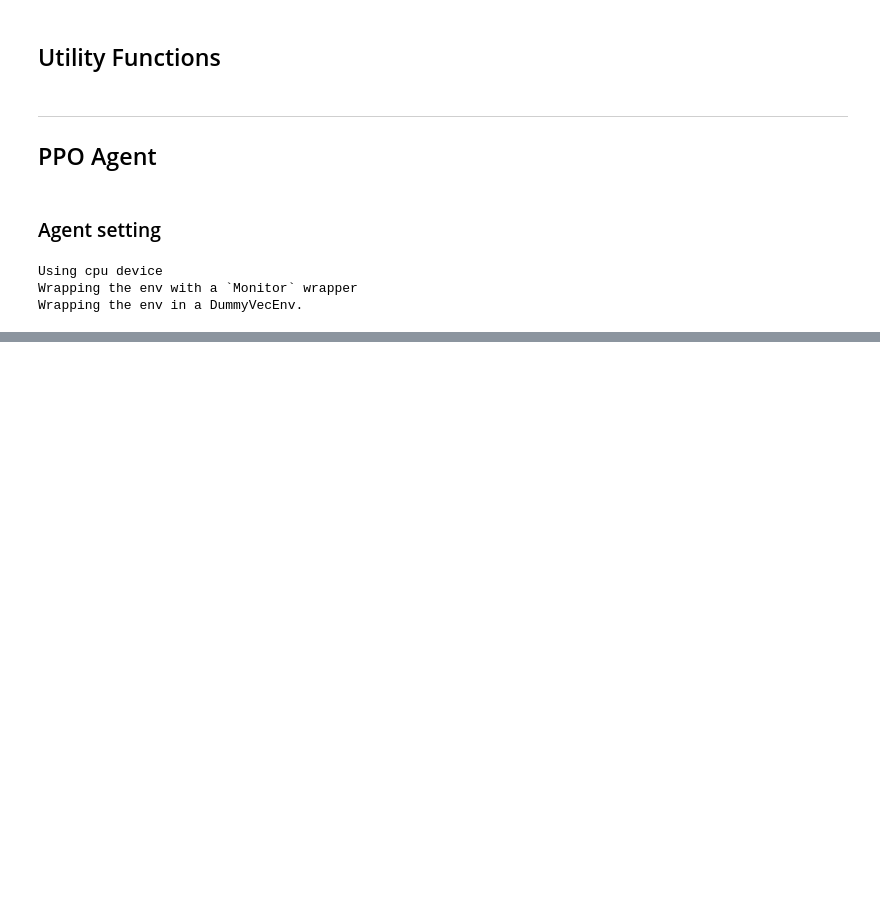
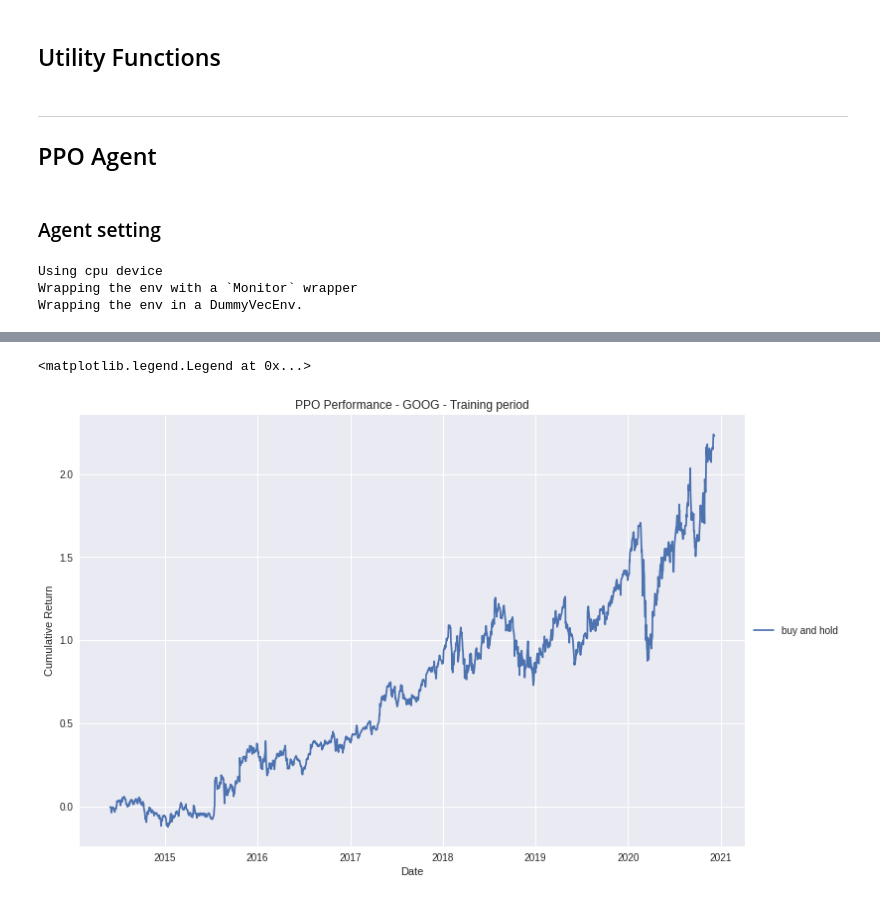
Before and after one commit to parveenxkashyap/deepRL-algorithmic-trading, a Jupyter notebook: notebook.ipynb, the cells around one changed output, grey strips where cells are left out. Saved outputs shown, nothing was run; the diff lists cells and outputs as text; code cells hidden in the pictures; blank space fills up the shorter version.

```diff
--- a/notebook.ipynb
+++ b/notebook.ipynb
@@ -1079,0 +1186,12 @@ Wrapping the env in a DummyVecEnv.
+# %%
+observation = env.reset(False)
+
+while True:
+
+    action, _states = best_ppo_agent.predict(observation)
+    observation, reward, done, info = env.step(action)
+
+    # env.render()
+    if done:
+        print("info:", info)
+        break
@@ -1079,0 +1200,13 @@ Wrapping the env in a DummyVecEnv.
+# %%
+plt.figure(figsize=(12,8))
+x = pd.to_datetime(env.history['date'])
+# plt.plot(x,np.array(test_env.history['buy_and_hold'])*test_env.init_cash)
+plt.plot(x,env.history['buy_and_hold'],label="buy and hold")
+# plt.plot(x,env.history['total_profit_percentage'],label="PPO")
+plt.title("PPO Performance - GOOG - Training period")
+plt.ylabel("Cumulative Return")
+plt.xlabel("Date")
+plt.legend(loc='center left', bbox_to_anchor=(1, 0.5))
+# %% [output]
+<matplotlib.legend.Legend at 0x...>
+[figure, added]
```
Also changed, not shown: parts of 16 cells of this notebook.
